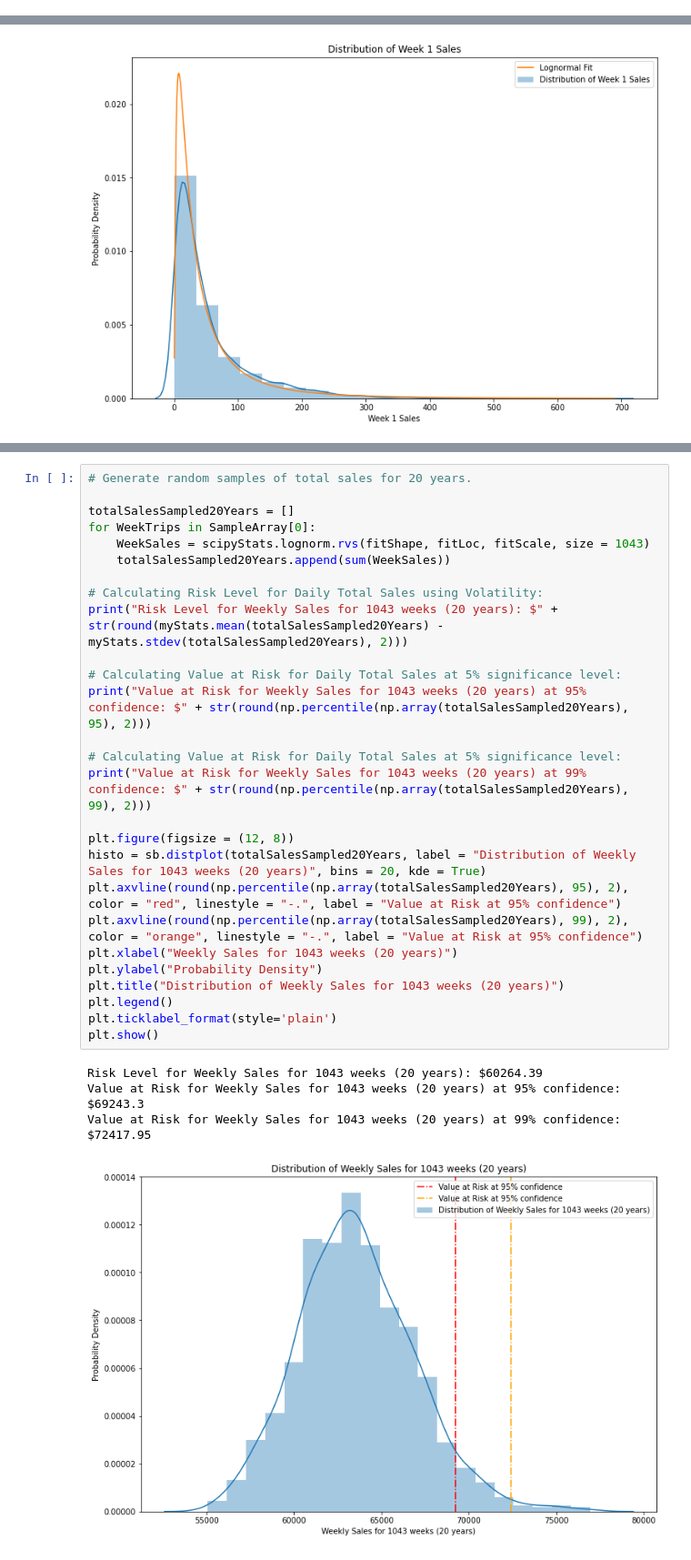
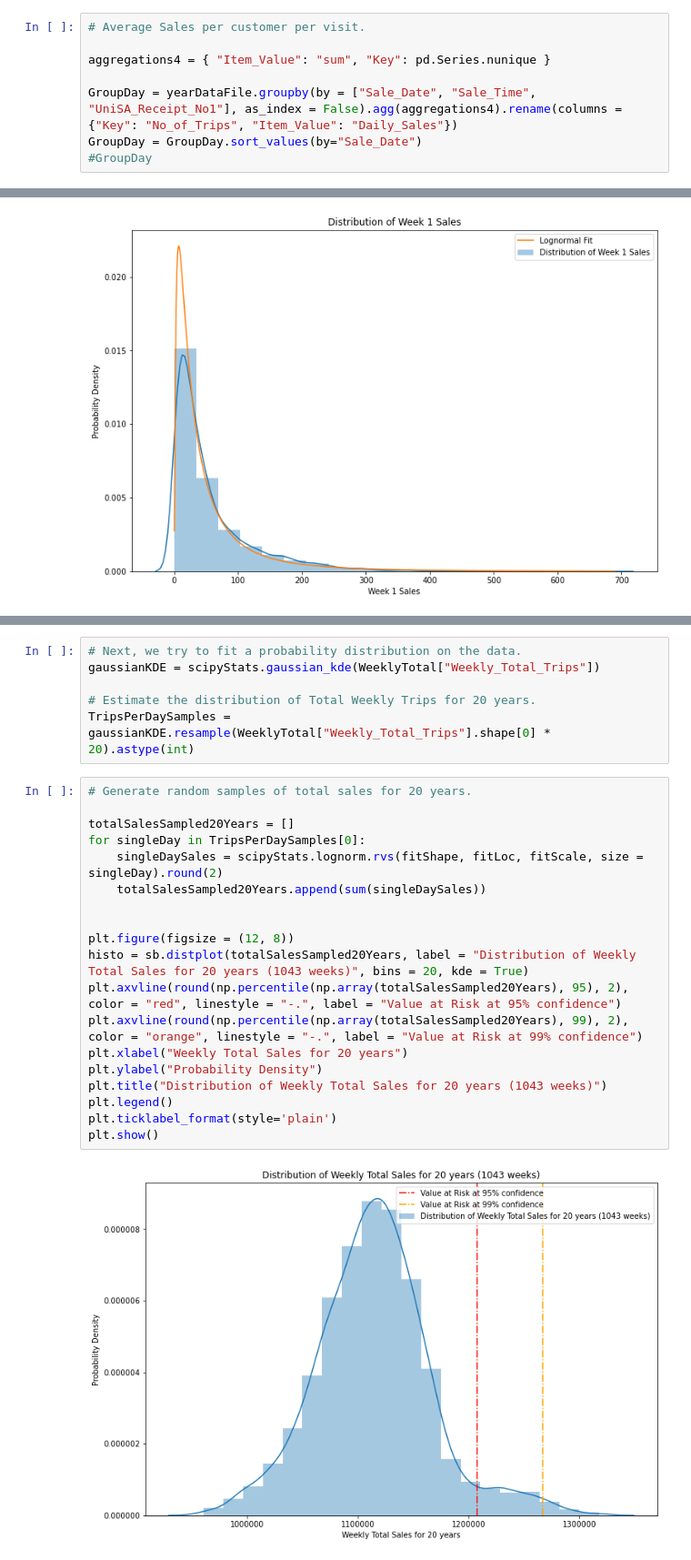
Before and after one commit to shubhamsakhuja/Customer-Segementation-and-Forecasting, a Jupyter notebook: Risk Analysis.ipynb, the cells around one changed output, grey strips where cells are left out. Shown: that part at 91% size. Drawn from its saved outputs; the diff is of its cells as text.

```diff
--- a/Risk Analysis.ipynb
+++ b/Risk Analysis.ipynb
@@ -456,2 +416,10 @@ GroupDay
+# %%
+# Average Sales per customer per visit.
+
+aggregations4 = { "Item_Value": "sum", "Key": pd.Series.nunique }
+
+GroupDay = yearDataFile.groupby(by = ["Sale_Date", "Sale_Time", "UniSA_Receipt_No1"], as_index = False).agg(aggregations4).rename(columns = {"Key": "No_of_Trips", "Item_Value": "Daily_Sales"})
+GroupDay = GroupDay.sort_values(by="Sale_Date")
+#GroupDay
 # %%
 GroupDay['Week'] = GroupDay['Sale_Date'].dt.isocalendar().week
@@ -759,32 +705,27 @@ SampleArray = [SampleArray]
+# %%
+# Next, we try to fit a probability distribution on the data.
+gaussianKDE = scipyStats.gaussian_kde(WeeklyTotal["Weekly_Total_Trips"])
+
+# Estimate the distribution of Total Weekly Trips for 20 years.
+TripsPerDaySamples = gaussianKDE.resample(WeeklyTotal["Weekly_Total_Trips"].shape[0] * 20).astype(int)
 # %%
 # Generate random samples of total sales for 20 years.
 
 totalSalesSampled20Years = []
-for WeekTrips in SampleArray[0]:
-    WeekSales = scipyStats.lognorm.rvs(fitShape, fitLoc, fitScale, size = 1043)
-    totalSalesSampled20Years.append(sum(WeekSales))
+for singleDay in TripsPerDaySamples[0]:
+    singleDaySales = scipyStats.lognorm.rvs(fitShape, fitLoc, fitScale, size = singleDay).round(2)
+    totalSalesSampled20Years.append(sum(singleDaySales))
 
-# Calculating Risk Level for Daily Total Sales using Volatility:
-print("Risk Level for Weekly Sales for 1043 weeks (20 years): $" + str(round(myStats.mean(totalSalesSampled20Years) - myStats.stdev(totalSalesSampled20Years), 2)))
-
-# Calculating Value at Risk for Daily Total Sales at 5% significance level:
-print("Value at Risk for Weekly Sales for 1043 weeks (20 years) at 95% confidence: $" + str(round(np.percentile(np.array(totalSalesSampled20Years), 95), 2)))
-
-# Calculating Value at Risk for Daily Total Sales at 5% significance level:
-print("Value at Risk for Weekly Sales for 1043 weeks (20 years) at 99% confidence: $" + str(round(np.percentile(np.array(totalSalesSampled20Years), 99), 2)))
 
 plt.figure(figsize = (12, 8))
-histo = sb.distplot(totalSalesSampled20Years, label = "Distribution of Weekly Sales for 1043 weeks (20 years)", bins = 20, kde = True)
+histo = sb.distplot(totalSalesSampled20Years, label = "Distribution of Weekly Total Sales for 20 years (1043 weeks)", bins = 20, kde = True)
 plt.axvline(round(np.percentile(np.array(totalSalesSampled20Years), 95), 2), color = "red", linestyle = "-.", label = "Value at Risk at 95% confidence")
-plt.axvline(round(np.percentile(np.array(totalSalesSampled20Years), 99), 2), color = "orange", linestyle = "-.", label = "Value at Risk at 95% confidence")
-plt.xlabel("Weekly Sales for 1043 weeks (20 years)")
+plt.axvline(round(np.percentile(np.array(totalSalesSampled20Years), 99), 2), color = "orange", linestyle = "-.", label = "Value at Risk at 99% confidence")
+plt.xlabel("Weekly Total Sales for 20 years")
 plt.ylabel("Probability Density")
-plt.title("Distribution of Weekly Sales for 1043 weeks (20 years)")
+plt.title("Distribution of Weekly Total Sales for 20 years (1043 weeks)")
 plt.legend()
 plt.ticklabel_format(style='plain')
 plt.show()
 # %% [output]
-Risk Level for Weekly Sales for 1043 weeks (20 years): $60264.39
-Value at Risk for Weekly Sales for 1043 weeks (20 years) at 95% confidence: $69243.3
-Value at Risk for Weekly Sales for 1043 weeks (20 years) at 99% confidence: $72417.95
-[figure, old version]
+[figure, new version]
```
Also changed, not shown: parts of 31 cells of this notebook.
